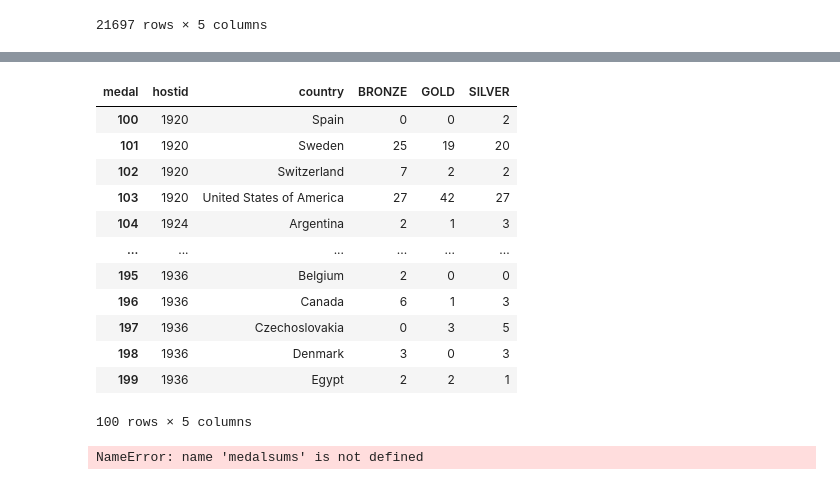
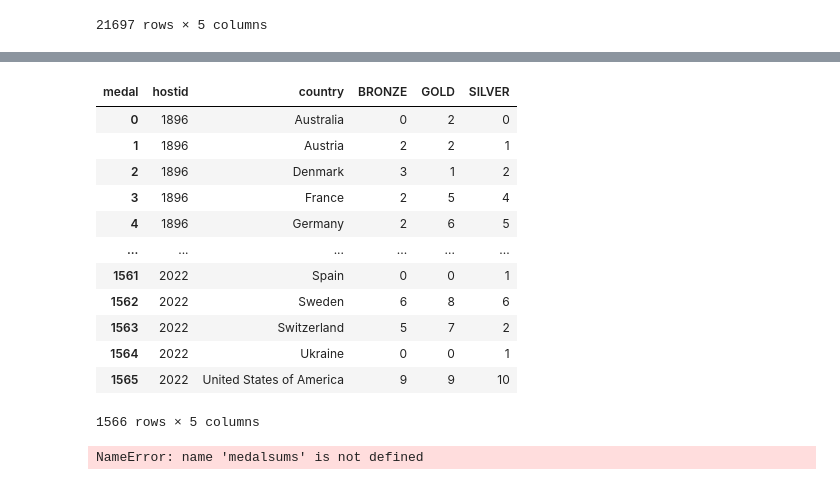
Before and after one commit to nadunvindy/Data-Warehousing-Project-1, a Jupyter notebook: Project1.ipynb, the cells around one changed output, grey strips where cells are left out. Drawn from its saved outputs; the diff is of its cells as text; code cells hidden in the pictures.

```diff
--- a/Project1.ipynb
+++ b/Project1.ipynb
@@ -682,21 +714,21 @@ medal_sums = olympic_medals.groupby(['hostid', 'country', 'medal']).size().unsta
 # %%
 medal_sums = medal_sums.reset_index()
 # %%
-medal_sums[100:200]
+medal_sums
 # %% [output]
 | medal | hostid | country | BRONZE | GOLD | SILVER |
-| 100 | 1920 | Spain | 0 | 0 | 2 |
-| 101 | 1920 | Sweden | 25 | 19 | 20 |
-| 102 | 1920 | Switzerland | 7 | 2 | 2 |
-| 103 | 1920 | United States of America | 27 | 42 | 27 |
-| 104 | 1924 | Argentina | 2 | 1 | 3 |
+| 0 | 1896 | Australia | 0 | 2 | 0 |
+| 1 | 1896 | Austria | 2 | 2 | 1 |
+| 2 | 1896 | Denmark | 3 | 1 | 2 |
+| 3 | 1896 | France | 2 | 5 | 4 |
+| 4 | 1896 | Germany | 2 | 6 | 5 |
 | ... | ... | ... | ... | ... | ... |
-| 195 | 1936 | Belgium | 2 | 0 | 0 |
-| 196 | 1936 | Canada | 6 | 1 | 3 |
-| 197 | 1936 | Czechoslovakia | 0 | 3 | 5 |
-| 198 | 1936 | Denmark | 3 | 0 | 3 |
-| 199 | 1936 | Egypt | 2 | 2 | 1 |
+| 1561 | 2022 | Spain | 0 | 0 | 1 |
+| 1562 | 2022 | Sweden | 6 | 8 | 6 |
+| 1563 | 2022 | Switzerland | 5 | 7 | 2 |
+| 1564 | 2022 | Ukraine | 0 | 0 | 1 |
+| 1565 | 2022 | United States of America | 9 | 9 | 10 |
-100 rows × 5 columns
+1566 rows × 5 columns
 # %%
 medalsums['Total_Medals'] = medalsums.sum(axis=1)
 # %% [output]
```
Also changed, not shown: parts of 3 cells of this notebook, 1 other file.
